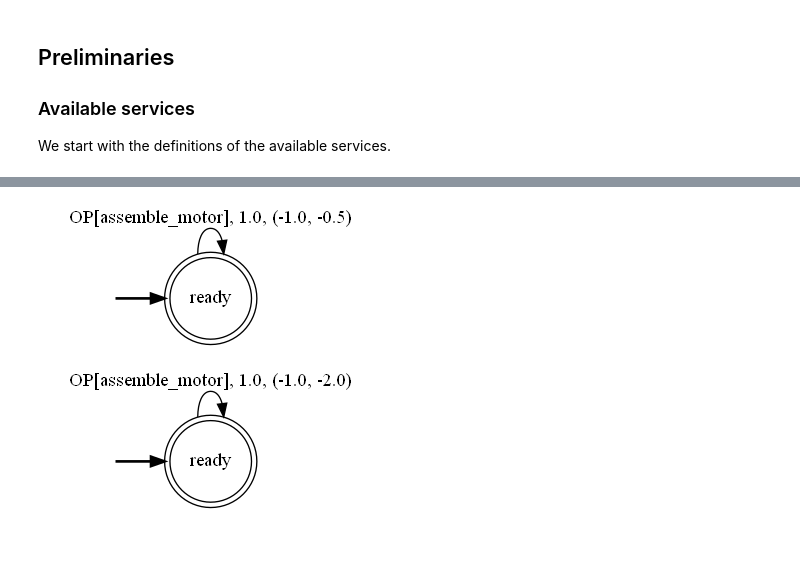
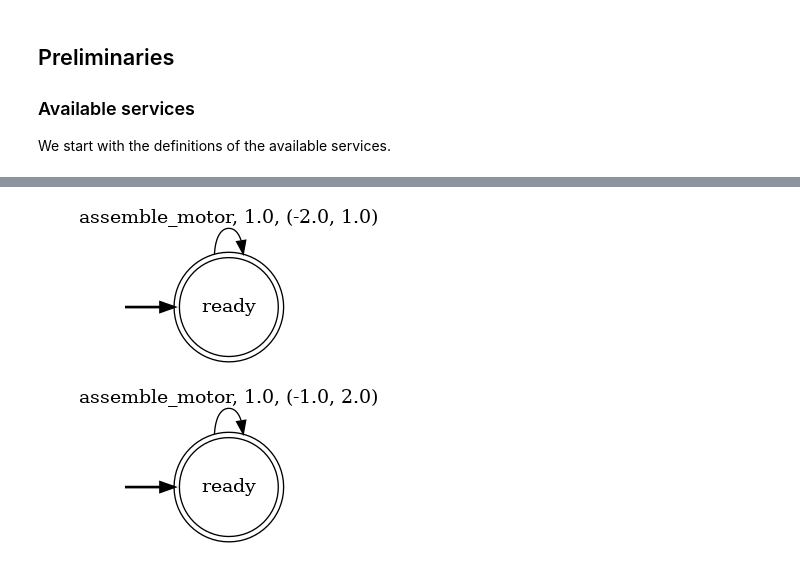
Before and after one commit to luusi/ICSOC-2022, a Jupyter notebook: docs/notebooks/01-electric-motor-production.ipynb, the cells around one changed output, grey strips where cells are left out. Cells and saved outputs as stored; diff of their text form; code cells hidden in the pictures.

```diff
--- a/docs/notebooks/01-electric-motor-production.ipynb
+++ b/docs/notebooks/01-electric-motor-production.ipynb
@@ -200,22 +284,22 @@ render_service(service_inverter_warehouse)
 # %%
-def assembler_service(economic_cost: float = DEFAULT_REWARD_ECONOMIC_COST, quality_cost: float = DEFAULT_REWARD_QUALITY_COST) -> Service:
+def assembler_service(
+    economic_reward: float = DEFAULT_ECONOMIC_REWARD,
+    quality_reward: float = DEFAULT_QUALITY_REWARD
+) -> Service:
     """Build the assembler device."""
-    transitions = {
-        "ready": {
-            f"OP[{ASSEMBLE_MOTOR}]": ({"ready": 1.0}, (economic_cost, quality_cost)),
-        },
-    }
-    final_states = {"ready"}
-    initial_state = "ready"
-    return build_service_from_transitions(transitions, initial_state, final_states)  # type: ignore
+    return build_generic_service_one_state(
+        {ASSEMBLE_MOTOR},
+        economic_reward=economic_reward,
+        quality_reward=quality_reward
+    )
 
-# high economic cost - low quality cost
-service_assembler_1 = assembler_service(quality_cost=LOW_COST)
+# high economic cost - low quality reward
+service_assembler_1 = assembler_service(economic_reward=HIGH_COST, quality_reward=LOW_REWARD)
 # low economic cost - high quality cost
-service_assembler_2 = assembler_service(quality_cost=HIGH_COST)
+service_assembler_2 = assembler_service(economic_reward=LOW_COST, quality_reward=HIGH_REWARD)
 render_service(service_assembler_1)
 render_service(service_assembler_2)
 # %% [output]
-[figure, old version]
+[figure, new version]
-[figure, old version]
+[figure, new version]
 # %%
```
Also changed, not shown: parts of 20 cells of this notebook, 2 other files.
